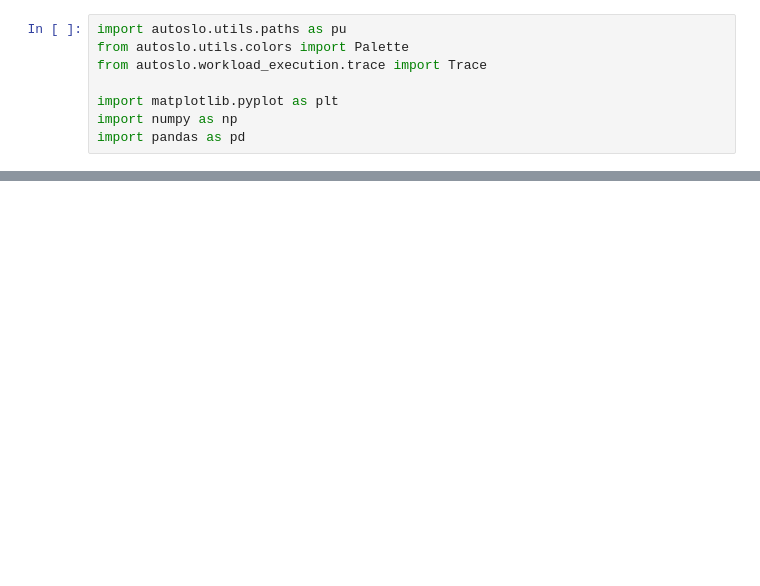
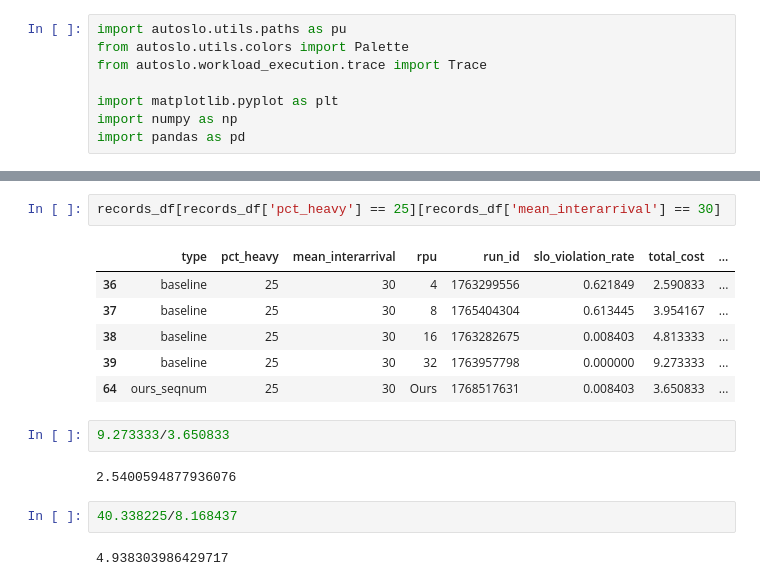
Before and after one commit to mmarkakis/autoslo, a Jupyter notebook: experiments/08_selector_benchmarking/chunk_grid.ipynb, the cells around one changed output, grey strips where cells are left out. Cells and saved outputs as stored; diff of their text form; blank space fills up the shorter version.

```diff
--- a/experiments/08_selector_benchmarking/chunk_grid.ipynb
+++ b/experiments/08_selector_benchmarking/chunk_grid.ipynb
@@ -58,3 +79,20 @@ records_df
+# %%
+records_df[records_df['pct_heavy'] == 25][records_df['mean_interarrival'] == 30]
+# %% [output]
+|  | type | pct_heavy | mean_interarrival | rpu | run_id | slo_violation_rate | total_cost | ... |
+| 36 | baseline | 25 | 30 | 4 | 1763299556 | 0.621849 | 2.590833 | ... |
+| 37 | baseline | 25 | 30 | 8 | 1765404304 | 0.613445 | 3.954167 | ... |
+| 38 | baseline | 25 | 30 | 16 | 1763282675 | 0.008403 | 4.813333 | ... |
+| 39 | baseline | 25 | 30 | 32 | 1763957798 | 0.000000 | 9.273333 | ... |
+| 64 | ours_seqnum | 25 | 30 | Ours | 1768517631 | 0.008403 | 3.650833 | ... |
+# %%
+9.273333/3.650833
+# %% [output]
+2.5400594877936076
+# %%
+40.338225/8.168437
+# %% [output]
+4.938303986429717
 # %%
 # Plot a 4X4 grid of chunks. In each subplot, have a scatterplot where the
 # x-axis is the total cost and the y-axis is the SLO violation rate. Have each
```
Also changed, not shown: parts of 7 cells of this notebook, 11 other files.
